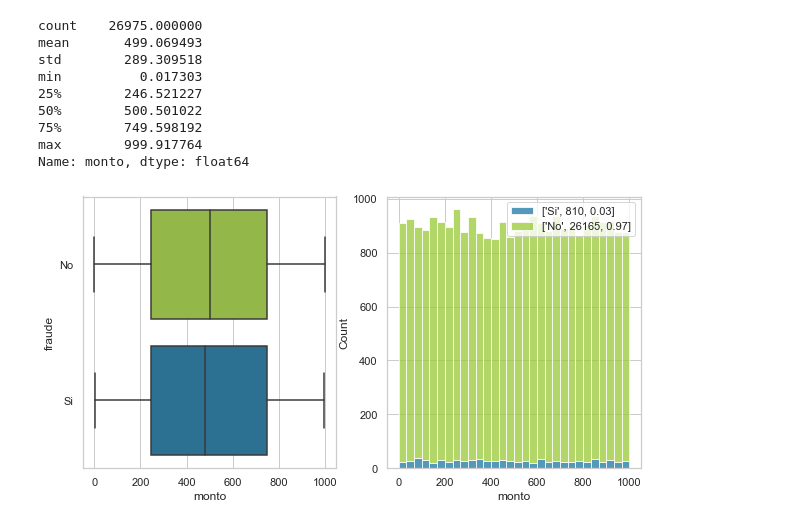
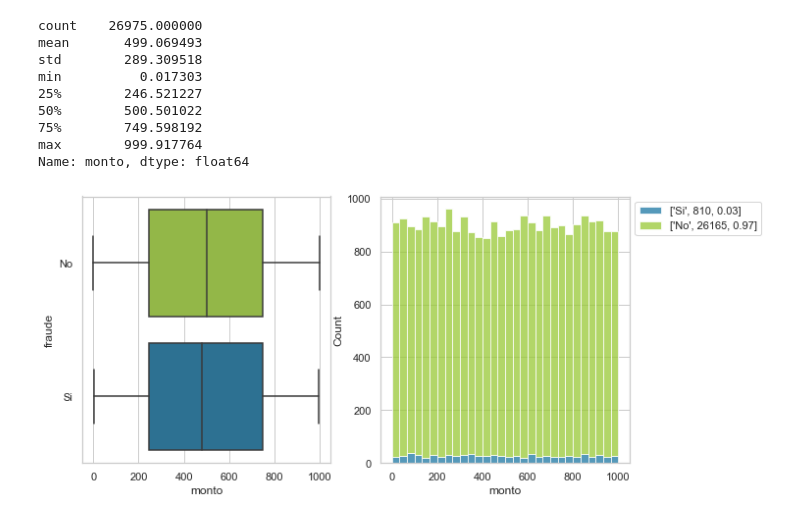
Before and after one commit to ElenaVillano/challenge_rpmx, a Jupyter notebook: notebooks/geda.ipynb, the cells around one changed output. Cells and saved outputs as stored; diff of their text form; code cells hidden in the pictures.

```diff
--- a/notebooks/geda.ipynb
+++ b/notebooks/geda.ipynb
@@ -29,9 +29,11 @@ df['fecha'] = pd.to_datetime(df['fecha'])
 df['fraude'] = df['fraude'].apply(lambda x: 'Si' if x==True else 'No')
 df['is_prime'] = df['is_prime'].apply(lambda x: 'Si' if x==True else 'No')
 # %%
-df['genero'][df['genero']=='--']='no definido'
+df['genero'][df['genero']=='--']='no_def'
 # %% [output]
 A value is trying to be set on a copy of a slice from a DataFrame
 
 See the caveats in the documentation: https://pandas.pydata.org/pandas-docs/stable/user_guide/indexing.html#returning-a-view-versus-a-copy
   """Entry point for launching an IPython kernel.
+# %%
+df=df.fillna('NA')
@@ -52,19 +74,18 @@ Name: monto, dtype: float64
 # %%
 sns.set(style='whitegrid',rc={'figure.figsize':(10,5)})
 fig, axs = plt.subplots(ncols=2)
 
 b=sns.boxplot(data=df,x='monto',y='fraude',
            palette=sns.blend_palette(colores, 2), ax=axs[0])
 
 a=sns.histplot(df,x='monto',hue='fraude',multiple='stack',
              palette=sns.blend_palette(colores, 2), ax=axs[1])
 
 plt.legend(labels=[['Si',df['fraude'].value_counts()[1],
                     round(df['fraude'].value_counts(normalize=True)[1],2)],
            ['No',df['fraude'].value_counts()[0],
-                   round(df['fraude'].value_counts(normalize=True)[0],2)]],
-           loc='upper right' )
+                   round(df['fraude'].value_counts(normalize=True)[0],2)]],bbox_to_anchor=(1, 1))
 
 plt.show()
 # %% [output]
-[figure, old version]
+[figure, new version]
```
Also changed, not shown: parts of 9 cells of this notebook, 1 other file.
